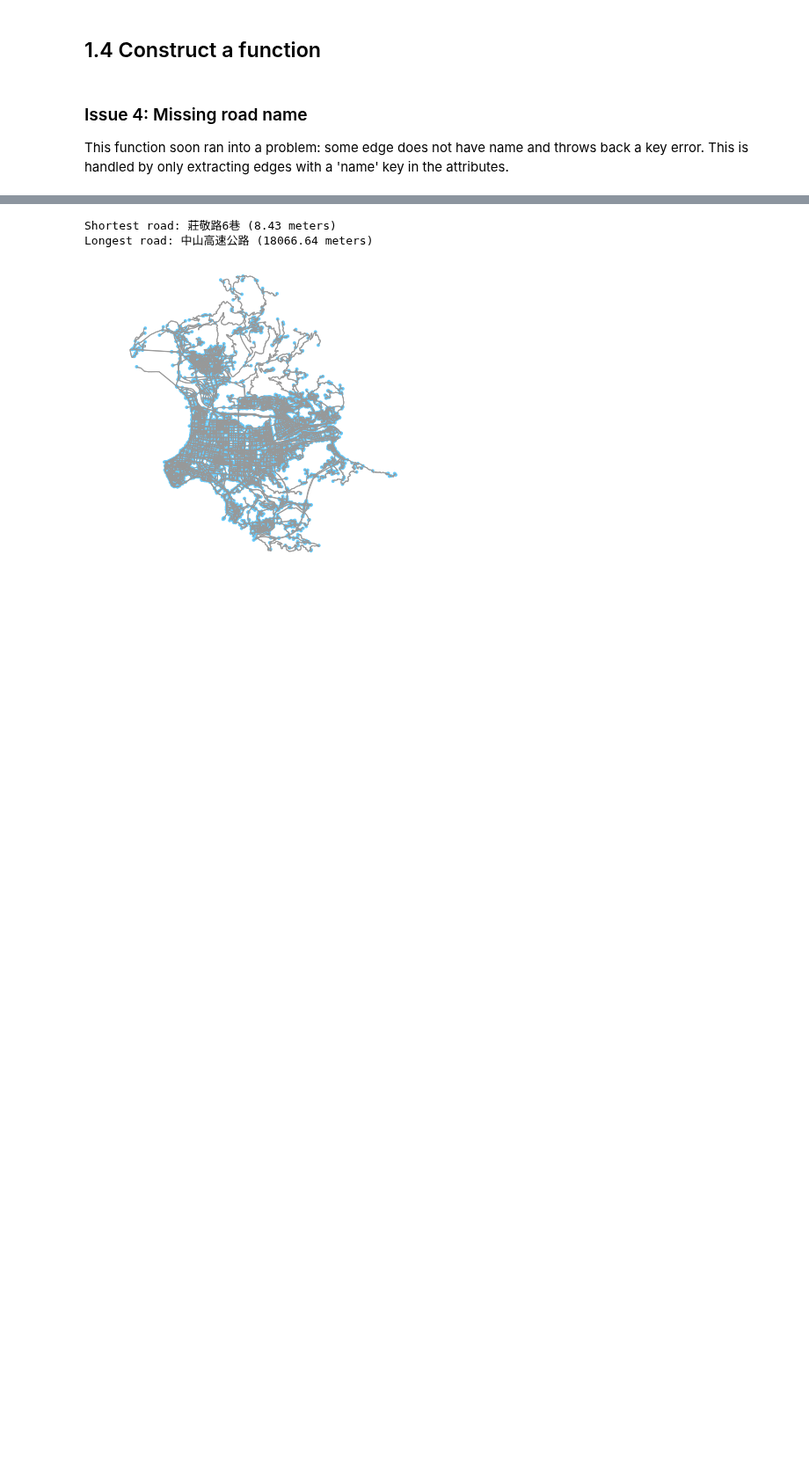
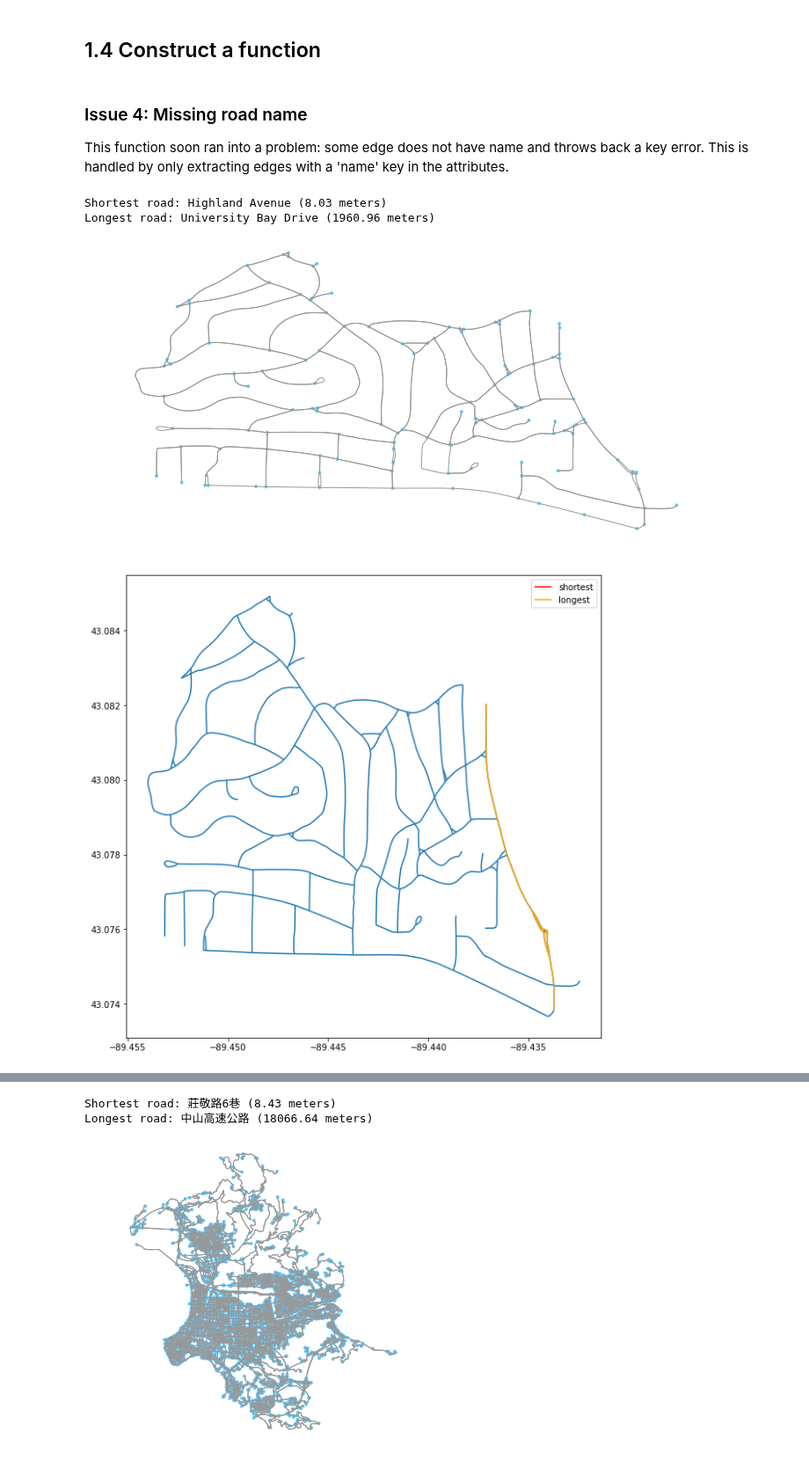
Before and after one commit to argo-marketplace/RadRoads, a Jupyter notebook: notebooks/NYC_sandbox.ipynb, the cells around one changed output, grey strips where cells are left out. Shown at 88% size. Drawn from its saved outputs; the diff is of its cells as text; code cells hidden in the pictures; blank space fills up the shorter version.

Commit message:
update howlong plotting

```diff
--- a/notebooks/NYC_sandbox.ipynb
+++ b/notebooks/NYC_sandbox.ipynb
@@ -219,6 +220,10 @@ def howlong(place, ntype='drive'):
         G = ox.graph_from_place(place, network_type='drive', which_result=2)
 
     # > > > > > FUTURE: save as shapefile and read in < < < < <
+    # save and read as .shp file
+    ox.save_graph_shapefile(G, filename='howlong')
+    G_edges = gpd.read_file('data/howlong/edges/edges.shp')
+    G_nodes = gpd.read_file('data/howlong/nodes/nodes.shp')
 
     # convert road segments as df
     segs = list(G.edges(data=True))
@@ -244,10 +249,23 @@ def howlong(place, ntype='drive'):
     print('Longest road: {:s} ({:.2f} meters)'.format(long['name'], long['length']))
 
     ox.plot_graph(G);
+    fig, ax = pl.subplots(figsize=(10,10))
+    G_edges.plot(ax=ax)
+    G_edges[G_edges['name'] == short['name']].plot(color='red', ax=ax, label='shortest')
+    G_edges[G_edges['name'] == long['name']].plot(color='orange', ax=ax, label='longest')
+    pl.legend(fontsize='medium')
+    pl.show()
 # %% [markdown]
 ### Issue 4: Missing road name
 
 This function soon ran into a problem: some edge does not have name and throws back a key error. This is handled by only extracting edges with a 'name' key in the attributes.
+# %%
+howlong('Shorewood Hills, WI')
+# %% [output]
+Shortest road: Highland Avenue (8.03 meters)
+Longest road: University Bay Drive (1960.96 meters)
+[figure, added]
+[figure, added]
 # %%
 howlong('Manhattan, NY')
 # %% [output]
```
Also changed, not shown: parts of 6 cells of this notebook.
